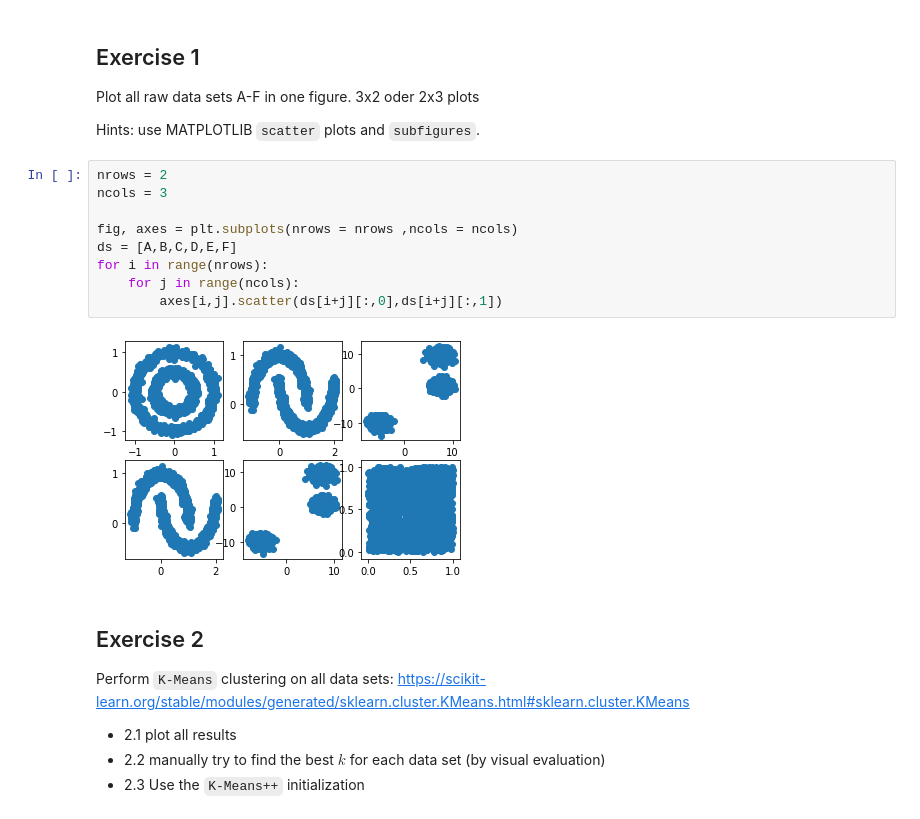
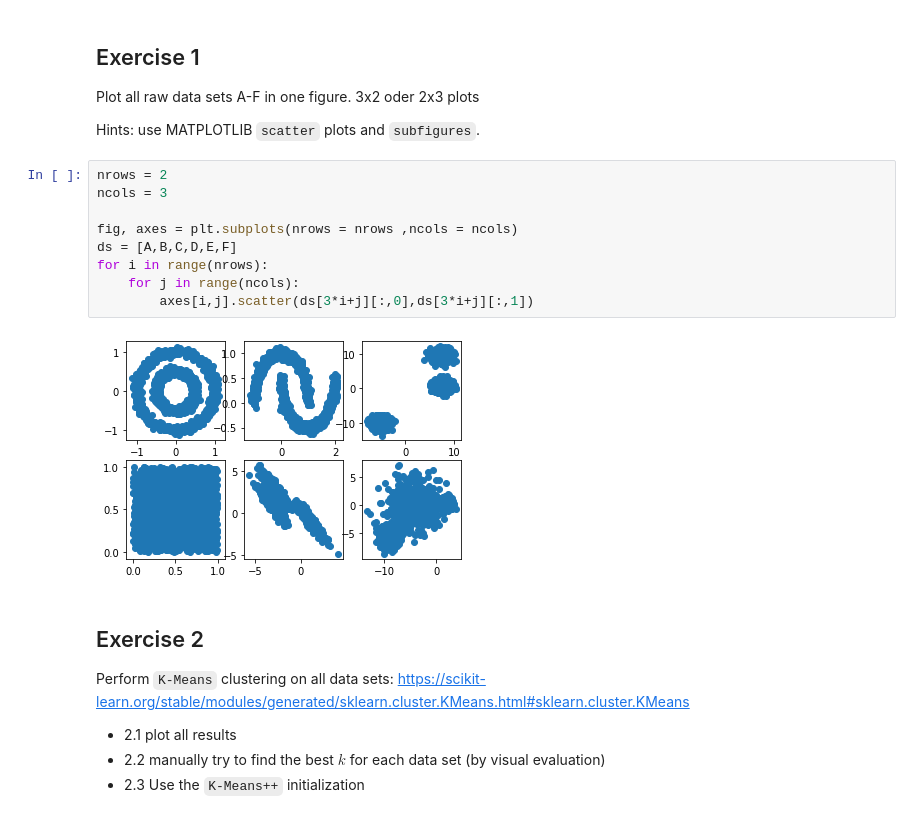
Before and after one commit to Fabian9604/DataScience21, a Jupyter notebook: Block_4/Assignments/Clustering_I.ipynb, the cells around one changed output. Cells and saved outputs as stored; diff of their text form.

````diff
--- a/Block_4/Assignments/Clustering_I.ipynb
+++ b/Block_4/Assignments/Clustering_I.ipynb
@@ -53,14 +53,14 @@
 # %%
 nrows = 2
 ncols = 3
 
 fig, axes = plt.subplots(nrows = nrows ,ncols = ncols)
 ds = [A,B,C,D,E,F]
 for i in range(nrows):
     for j in range(ncols):
-        axes[i,j].scatter(ds[i+j][:,0],ds[i+j][:,1])
+        axes[i,j].scatter(ds[3*i+j][:,0],ds[3*i+j][:,1])
 # %% [output]
-[figure, old version]
+[figure, new version]
 # %% [markdown]
 ## Exercise 2
 Perform ```K-Means``` clustering on all data sets: https://scikit-learn.org/stable/modules/generated/sklearn.cluster.KMeans.html#sklearn.cluster.KMeans
````
Also changed, not shown: parts of 5 cells of this notebook.
